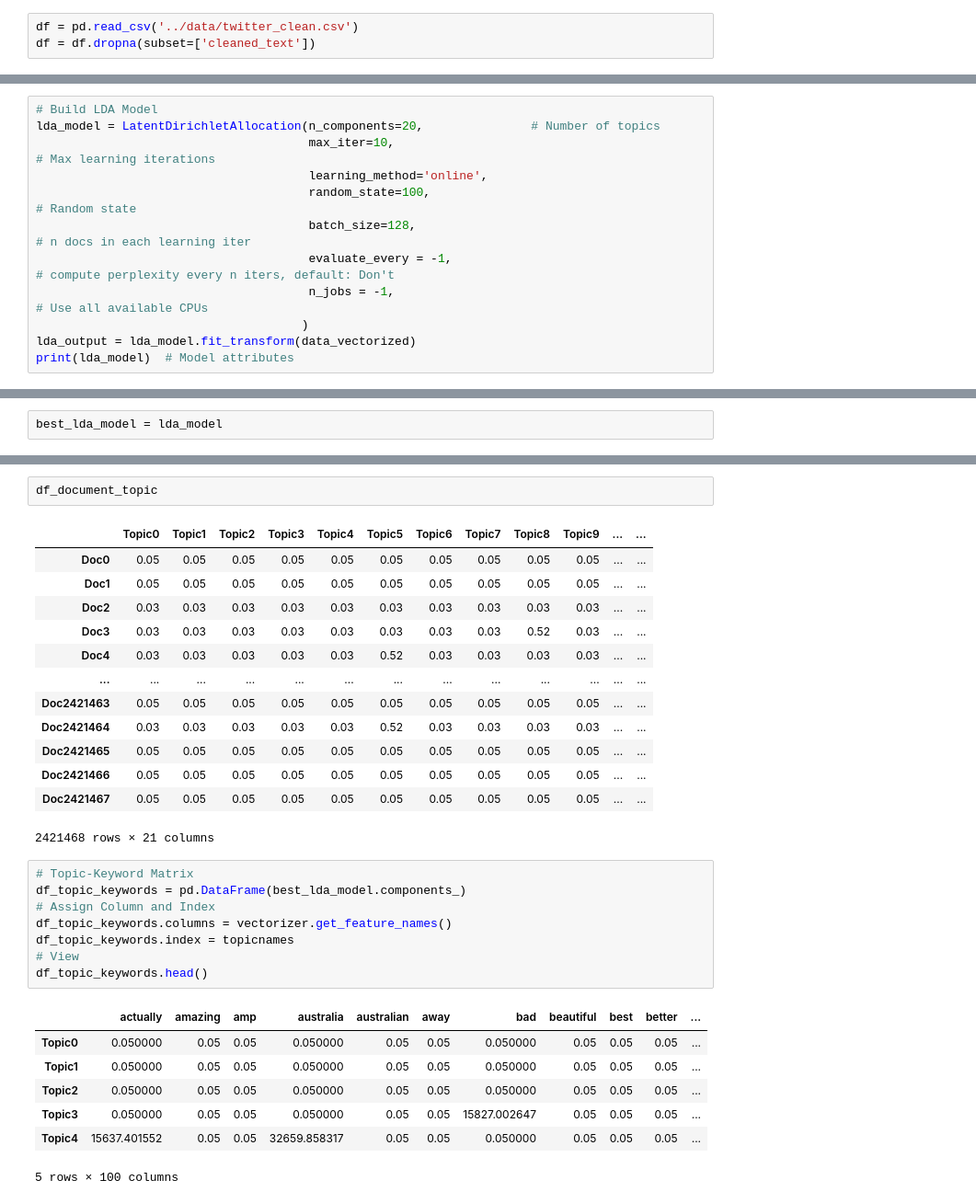
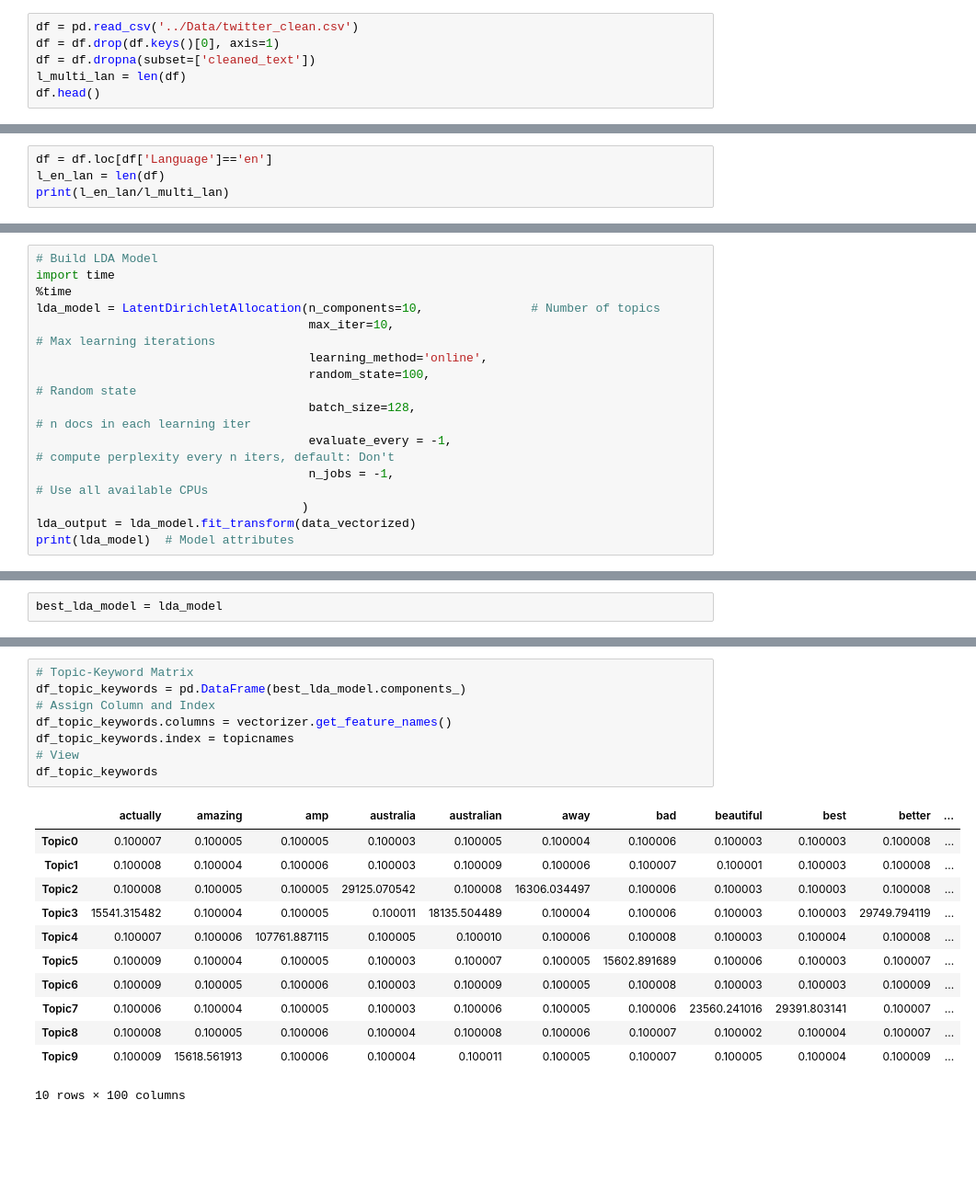
Before and after one commit to comp90024-group70/awesome-spider, a Jupyter notebook: LDA1.ipynb, the cells around one changed output, grey strips where cells are left out. Shown: that part at 92% size. Saved outputs shown, nothing was run; the diff lists cells and outputs as text; blank space fills up the shorter version.

```diff
--- a/LDA1.ipynb
+++ b/LDA1.ipynb
@@ -19,5 +19,8 @@ import matplotlib.pyplot as plt
 [nltk_data]     /Users/byronsun/nltk_data...
 [nltk_data]   Package stopwords is already up-to-date!
 # %%
-df = pd.read_csv('../data/twitter_clean.csv')
+df = pd.read_csv('../Data/twitter_clean.csv')
+df = df.drop(df.keys()[0], axis=1)
 df = df.dropna(subset=['cleaned_text'])
+l_multi_lan = len(df)
+df.head()
@@ -23,0 +34,4 @@ df = df.dropna(subset=['cleaned_text'])
+# %%
+df = df.loc[df['Language']=='en']
+l_en_lan = len(df)
+print(l_en_lan/l_multi_lan)
@@ -64,7 +85,9 @@ vectorizer = CountVectorizer(analyzer='word',
 data_vectorized = vectorizer.fit_transform(data_lemmatized)
 # %%
 # Build LDA Model
-lda_model = LatentDirichletAllocation(n_components=20,               # Number of topics
+import time
+%time
+lda_model = LatentDirichletAllocation(n_components=10,               # Number of topics
                                       max_iter=10,
 # Max learning iterations
                                       learning_method='online',
@@ -171,35 +202,24 @@ def make_bold(val):
-# %%
-df_document_topic
-# %% [output]
-|  | Topic0 | Topic1 | Topic2 | Topic3 | Topic4 | Topic5 | Topic6 | Topic7 | Topic8 | Topic9 | ... | ... |
-| Doc0 | 0.05 | 0.05 | 0.05 | 0.05 | 0.05 | 0.05 | 0.05 | 0.05 | 0.05 | 0.05 | ... | ... |
-| Doc1 | 0.05 | 0.05 | 0.05 | 0.05 | 0.05 | 0.05 | 0.05 | 0.05 | 0.05 | 0.05 | ... | ... |
-| Doc2 | 0.03 | 0.03 | 0.03 | 0.03 | 0.03 | 0.03 | 0.03 | 0.03 | 0.03 | 0.03 | ... | ... |
-| Doc3 | 0.03 | 0.03 | 0.03 | 0.03 | 0.03 | 0.03 | 0.03 | 0.03 | 0.52 | 0.03 | ... | ... |
-| Doc4 | 0.03 | 0.03 | 0.03 | 0.03 | 0.03 | 0.52 | 0.03 | 0.03 | 0.03 | 0.03 | ... | ... |
-| ... | ... | ... | ... | ... | ... | ... | ... | ... | ... | ... | ... | ... |
-| Doc2421463 | 0.05 | 0.05 | 0.05 | 0.05 | 0.05 | 0.05 | 0.05 | 0.05 | 0.05 | 0.05 | ... | ... |
-| Doc2421464 | 0.03 | 0.03 | 0.03 | 0.03 | 0.03 | 0.52 | 0.03 | 0.03 | 0.03 | 0.03 | ... | ... |
-| Doc2421465 | 0.05 | 0.05 | 0.05 | 0.05 | 0.05 | 0.05 | 0.05 | 0.05 | 0.05 | 0.05 | ... | ... |
-| Doc2421466 | 0.05 | 0.05 | 0.05 | 0.05 | 0.05 | 0.05 | 0.05 | 0.05 | 0.05 | 0.05 | ... | ... |
-| Doc2421467 | 0.05 | 0.05 | 0.05 | 0.05 | 0.05 | 0.05 | 0.05 | 0.05 | 0.05 | 0.05 | ... | ... |
-2421468 rows × 21 columns
 # %%
 # Topic-Keyword Matrix
 df_topic_keywords = pd.DataFrame(best_lda_model.components_)
 # Assign Column and Index
 df_topic_keywords.columns = vectorizer.get_feature_names()
 df_topic_keywords.index = topicnames
 # View
-df_topic_keywords.head()
+df_topic_keywords
 # %% [output]
 |  | actually | amazing | amp | australia | australian | away | bad | beautiful | best | better | ... |
-| Topic0 | 0.050000 | 0.05 | 0.05 | 0.050000 | 0.05 | 0.05 | 0.050000 | 0.05 | 0.05 | 0.05 | ... |
-| Topic1 | 0.050000 | 0.05 | 0.05 | 0.050000 | 0.05 | 0.05 | 0.050000 | 0.05 | 0.05 | 0.05 | ... |
-| Topic2 | 0.050000 | 0.05 | 0.05 | 0.050000 | 0.05 | 0.05 | 0.050000 | 0.05 | 0.05 | 0.05 | ... |
-| Topic3 | 0.050000 | 0.05 | 0.05 | 0.050000 | 0.05 | 0.05 | 15827.002647 | 0.05 | 0.05 | 0.05 | ... |
-| Topic4 | 15637.401552 | 0.05 | 0.05 | 32659.858317 | 0.05 | 0.05 | 0.050000 | 0.05 | 0.05 | 0.05 | ... |
+| Topic0 | 0.100007 | 0.100005 | 0.100005 | 0.100003 | 0.100005 | 0.100004 | 0.100006 | 0.100003 | 0.100003 | 0.100008 | ... |
+| Topic1 | 0.100008 | 0.100004 | 0.100006 | 0.100003 | 0.100009 | 0.100006 | 0.100007 | 0.100001 | 0.100003 | 0.100008 | ... |
+| Topic2 | 0.100008 | 0.100005 | 0.100005 | 29125.070542 | 0.100008 | 16306.034497 | 0.100006 | 0.100003 | 0.100003 | 0.100008 | ... |
+| Topic3 | 15541.315482 | 0.100004 | 0.100005 | 0.100011 | 18135.504489 | 0.100004 | 0.100006 | 0.100003 | 0.100003 | 29749.794119 | ... |
+| Topic4 | 0.100007 | 0.100006 | 107761.887115 | 0.100005 | 0.100010 | 0.100006 | 0.100008 | 0.100003 | 0.100004 | 0.100008 | ... |
+| Topic5 | 0.100009 | 0.100004 | 0.100005 | 0.100003 | 0.100007 | 0.100005 | 15602.891689 | 0.100006 | 0.100003 | 0.100007 | ... |
+| Topic6 | 0.100009 | 0.100005 | 0.100006 | 0.100003 | 0.100009 | 0.100005 | 0.100008 | 0.100003 | 0.100003 | 0.100009 | ... |
+| Topic7 | 0.100006 | 0.100004 | 0.100005 | 0.100003 | 0.100006 | 0.100005 | 0.100006 | 23560.241016 | 29391.803141 | 0.100007 | ... |
+| Topic8 | 0.100008 | 0.100005 | 0.100006 | 0.100004 | 0.100008 | 0.100006 | 0.100007 | 0.100002 | 0.100004 | 0.100007 | ... |
+| Topic9 | 0.100009 | 15618.561913 | 0.100006 | 0.100004 | 0.100011 | 0.100005 | 0.100007 | 0.100005 | 0.100004 | 0.100009 | ... |
-5 rows × 100 columns
+10 rows × 100 columns
 # %%
 # Show top n keywords for each topic
 def show_topics(vectorizer=vectorizer, lda_model=lda_model, n_words=20):
```
Also changed, not shown: parts of 26 cells of this notebook.
